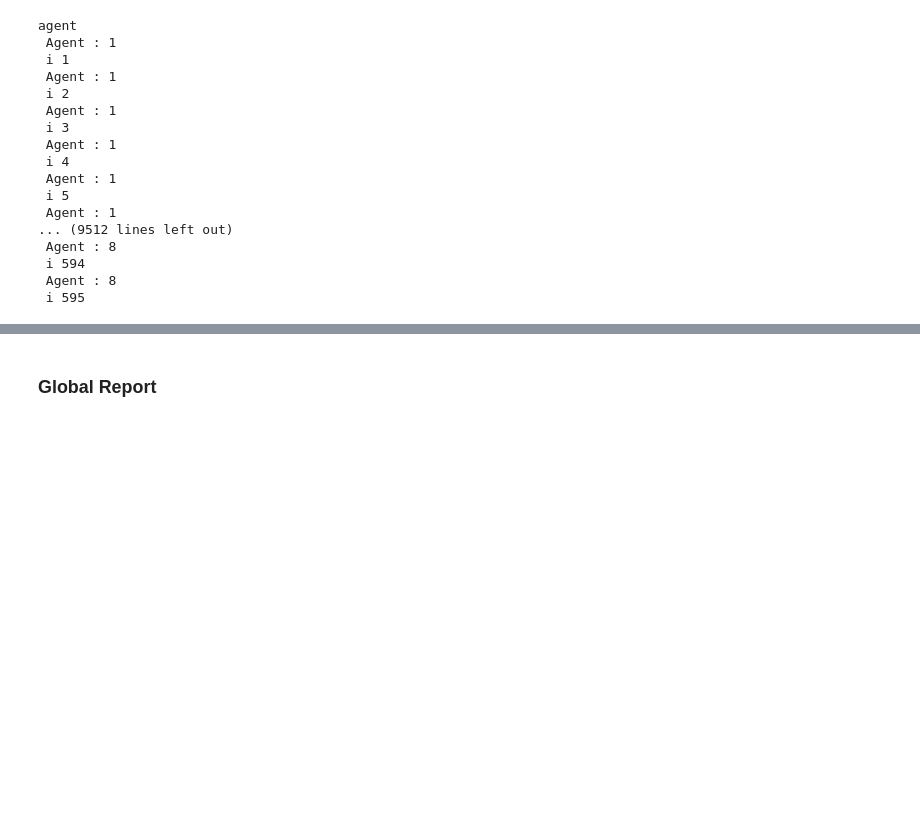
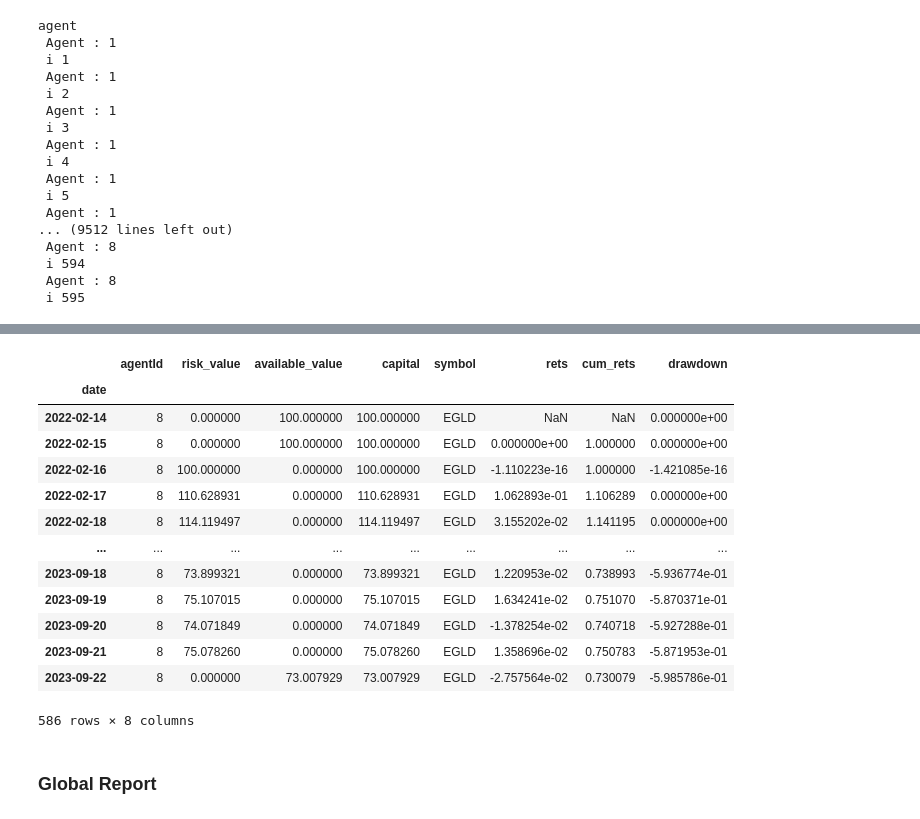
Before and after one commit to cedTrad/C-Syst, a Jupyter notebook: labs.ipynb, the cells around one changed output, grey strips where cells are left out. Saved outputs shown, nothing was run; the diff lists cells and outputs as text; code cells hidden in the pictures; blank space fills up the shorter version.

```diff
--- a/labs.ipynb
+++ b/labs.ipynb
@@ -84,0 +121,17 @@ env.journal.tradesData.head()
+# %%
+agent.mtng.portfolioDataAgent
+# %% [output]
+|  | agentId | risk_value | available_value | capital | symbol | rets | cum_rets | drawdown |
+| date |  |  |  |  |  |  |  |  |
+| 2022-02-14 | 8 | 0.000000 | 100.000000 | 100.000000 | EGLD | NaN | NaN | 0.000000e+00 |
+| 2022-02-15 | 8 | 0.000000 | 100.000000 | 100.000000 | EGLD | 0.000000e+00 | 1.000000 | 0.000000e+00 |
+| 2022-02-16 | 8 | 100.000000 | 0.000000 | 100.000000 | EGLD | -1.110223e-16 | 1.000000 | -1.421085e-16 |
+| 2022-02-17 | 8 | 110.628931 | 0.000000 | 110.628931 | EGLD | 1.062893e-01 | 1.106289 | 0.000000e+00 |
+| 2022-02-18 | 8 | 114.119497 | 0.000000 | 114.119497 | EGLD | 3.155202e-02 | 1.141195 | 0.000000e+00 |
+| ... | ... | ... | ... | ... | ... | ... | ... | ... |
+| 2023-09-18 | 8 | 73.899321 | 0.000000 | 73.899321 | EGLD | 1.220953e-02 | 0.738993 | -5.936774e-01 |
+| 2023-09-19 | 8 | 75.107015 | 0.000000 | 75.107015 | EGLD | 1.634241e-02 | 0.751070 | -5.870371e-01 |
+| 2023-09-20 | 8 | 74.071849 | 0.000000 | 74.071849 | EGLD | -1.378254e-02 | 0.740718 | -5.927288e-01 |
+| 2023-09-21 | 8 | 75.078260 | 0.000000 | 75.078260 | EGLD | 1.358696e-02 | 0.750783 | -5.871953e-01 |
+| 2023-09-22 | 8 | 0.000000 | 73.007929 | 73.007929 | EGLD | -2.757564e-02 | 0.730079 | -5.985786e-01 |
+586 rows × 8 columns
```
Also changed, not shown: parts of 10 cells of this notebook, 6 other files.
